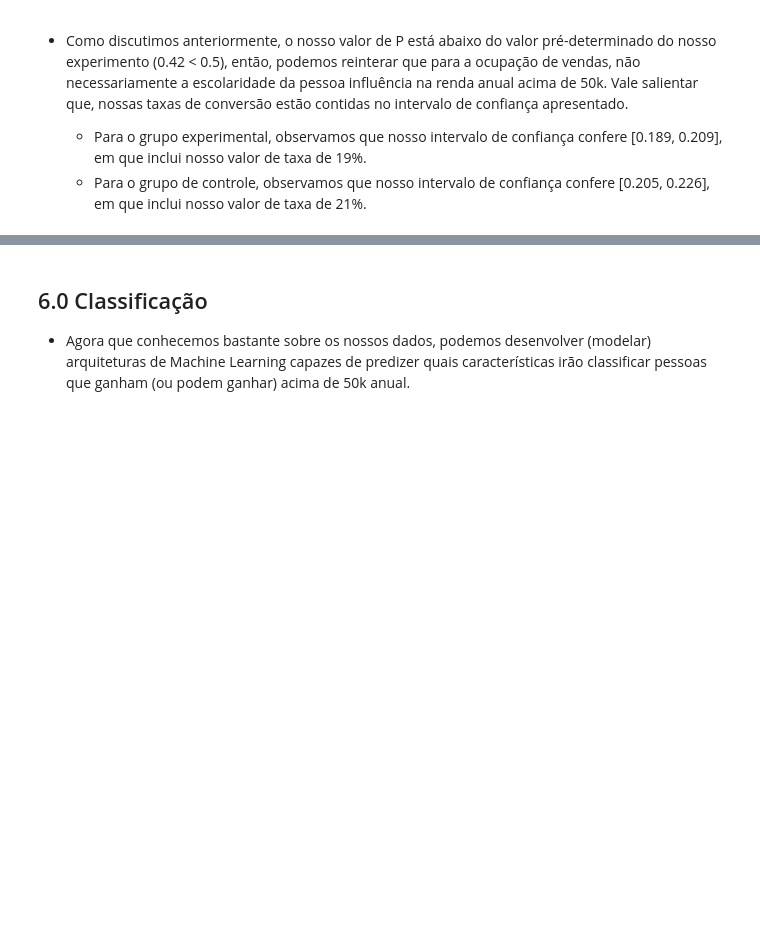
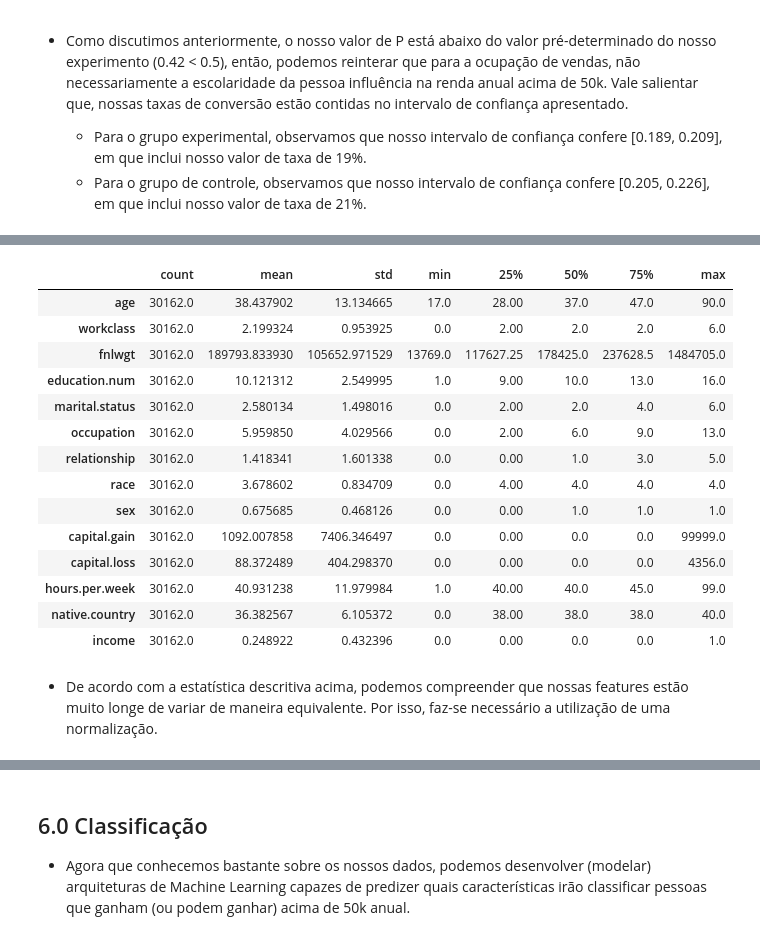
Before and after one commit to wander-asb/Adult-Income, a Jupyter notebook: Avaliacao_de_rendas.ipynb, the cells around one changed output, grey strips where cells are left out. Drawn from its saved outputs; the diff is of its cells as text; code cells hidden in the pictures; blank space fills up the shorter version.

```diff
--- a/Avaliacao_de_rendas.ipynb
+++ b/Avaliacao_de_rendas.ipynb
@@ -298,0 +347,20 @@ Intervalo de confiança 95% pelo grupo experimental: [0.189, 0.209]
+# %%
+df_preprocess.describe().T
+# %% [output]
+|  | count | mean | std | min | 25% | 50% | 75% | max |
+| age | 30162.0 | 38.437902 | 13.134665 | 17.0 | 28.00 | 37.0 | 47.0 | 90.0 |
+| workclass | 30162.0 | 2.199324 | 0.953925 | 0.0 | 2.00 | 2.0 | 2.0 | 6.0 |
+| fnlwgt | 30162.0 | 189793.833930 | 105652.971529 | 13769.0 | 117627.25 | 178425.0 | 237628.5 | 1484705.0 |
+| education.num | 30162.0 | 10.121312 | 2.549995 | 1.0 | 9.00 | 10.0 | 13.0 | 16.0 |
+| marital.status | 30162.0 | 2.580134 | 1.498016 | 0.0 | 2.00 | 2.0 | 4.0 | 6.0 |
+| occupation | 30162.0 | 5.959850 | 4.029566 | 0.0 | 2.00 | 6.0 | 9.0 | 13.0 |
+| relationship | 30162.0 | 1.418341 | 1.601338 | 0.0 | 0.00 | 1.0 | 3.0 | 5.0 |
+| race | 30162.0 | 3.678602 | 0.834709 | 0.0 | 4.00 | 4.0 | 4.0 | 4.0 |
+| sex | 30162.0 | 0.675685 | 0.468126 | 0.0 | 0.00 | 1.0 | 1.0 | 1.0 |
+| capital.gain | 30162.0 | 1092.007858 | 7406.346497 | 0.0 | 0.00 | 0.0 | 0.0 | 99999.0 |
+| capital.loss | 30162.0 | 88.372489 | 404.298370 | 0.0 | 0.00 | 0.0 | 0.0 | 4356.0 |
+| hours.per.week | 30162.0 | 40.931238 | 11.979984 | 1.0 | 40.00 | 40.0 | 45.0 | 99.0 |
+| native.country | 30162.0 | 36.382567 | 6.105372 | 0.0 | 38.00 | 38.0 | 38.0 | 40.0 |
+| income | 30162.0 | 0.248922 | 0.432396 | 0.0 | 0.00 | 0.0 | 0.0 | 1.0 |
+# %% [markdown]
+* De acordo com a estatística descritiva acima, podemos compreender que nossas features estão muito longe de variar de maneira equivalente. Por isso, faz-se necessário a utilização de uma normalização.
```
Also changed, not shown: parts of 12 cells of this notebook.
